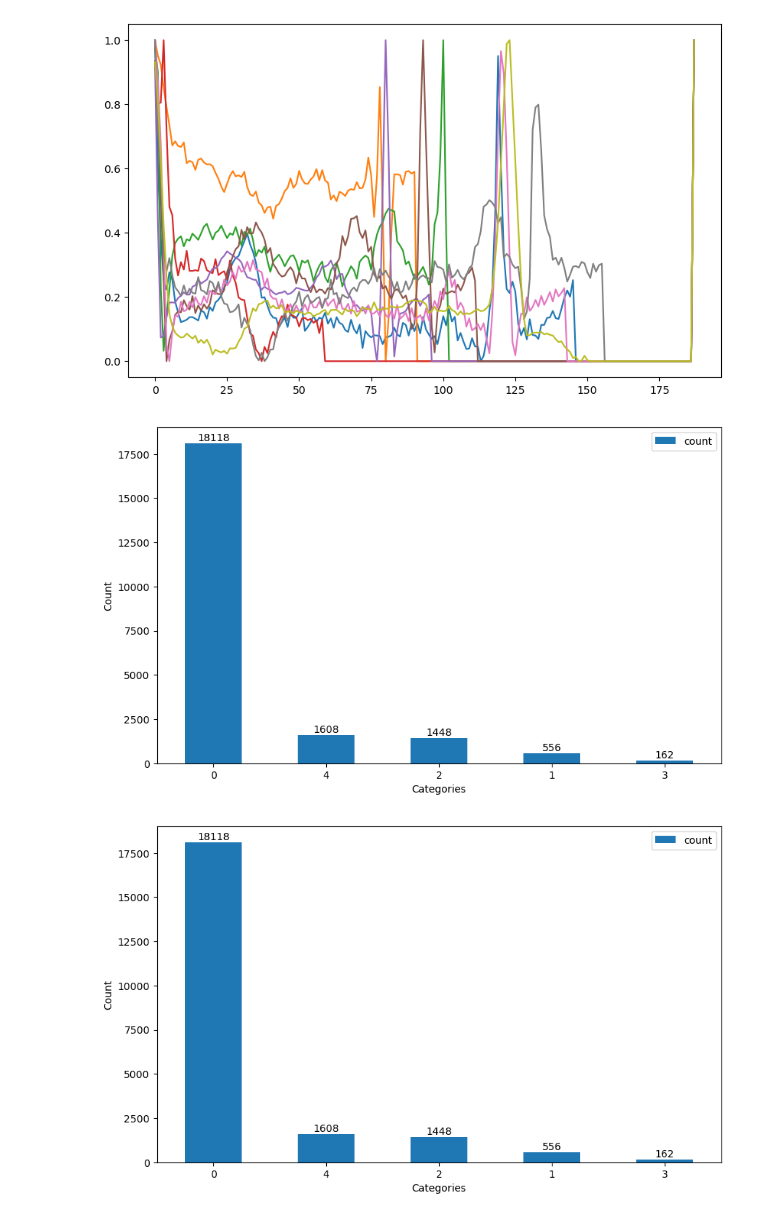
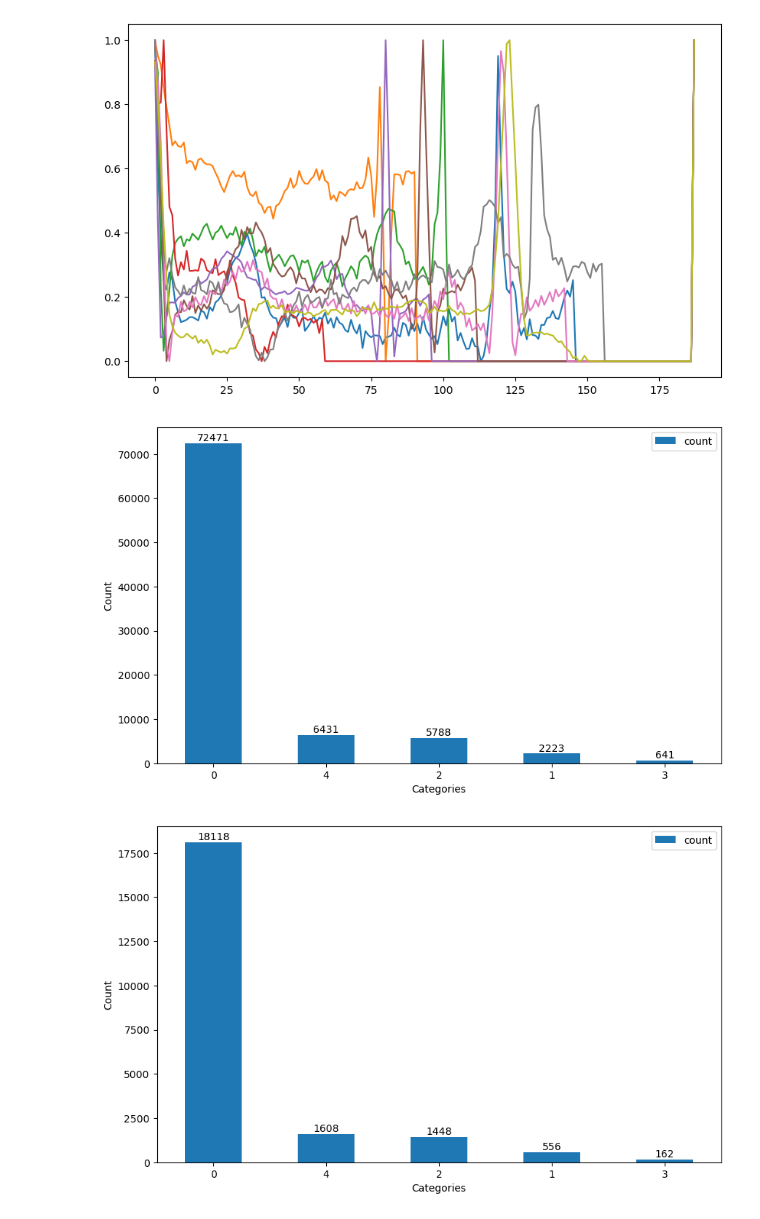
Before and after one commit to Ping-YUAN/heartbeat-analysis-ai, a Jupyter notebook: notebooks/data-first-inspect.ipynb, the cells around one changed output. Cells and saved outputs as stored; diff of their text form; code cells hidden in the pictures.

```diff
--- a/notebooks/data-first-inspect.ipynb
+++ b/notebooks/data-first-inspect.ipynb
@@ -87,12 +87,12 @@ showTop10DataInChart(ptbdb_abnormal_with_columns)
 # %% [output]
 [figure]
 # %%
-mitbih_train = pd.read_csv(Path.get('mitbih_test'), header=None )
+mitbih_train = pd.read_csv(Path.get('mitbih_train'), header=None )
 mitbih_train_with_columns = addColumnsToDataframe(mitbih_train)
 mitbih_train_with_columns = convertColumnAsInt(mitbih_train_with_columns, 'target')
 getBarChartFromCategoryValueCounts(mitbih_train_with_columns['target'].value_counts())
 # %% [output]
-[figure, old version]
+[figure, new version]
 # %%
 mitbih_test = pd.read_csv(Path.get('mitbih_test'), header=None )
 mitbih_test_with_columns = addColumnsToDataframe(mitbih_test)
```
Also changed, not shown: 1 other file.
